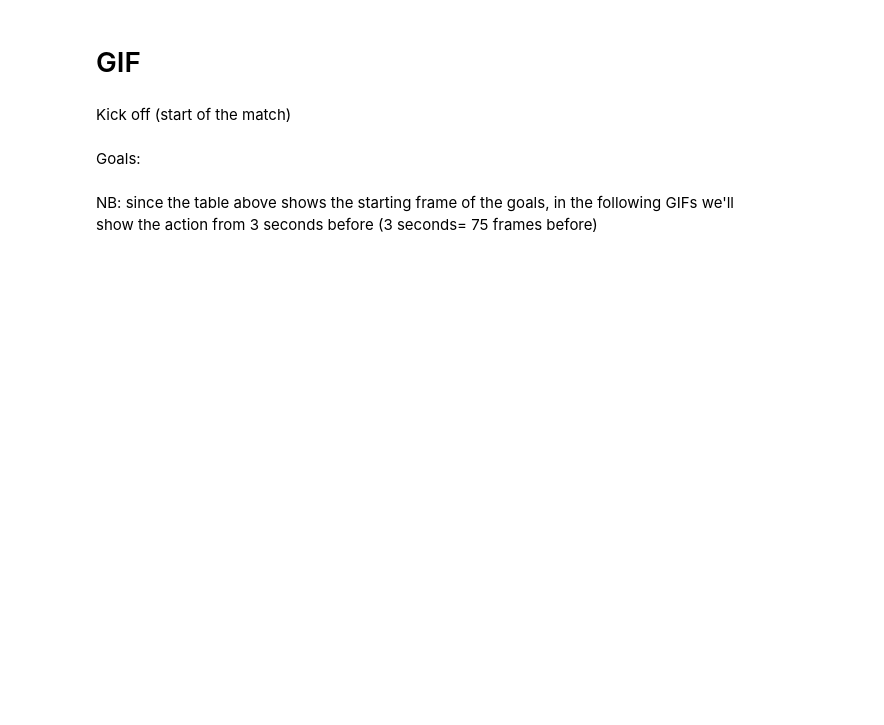
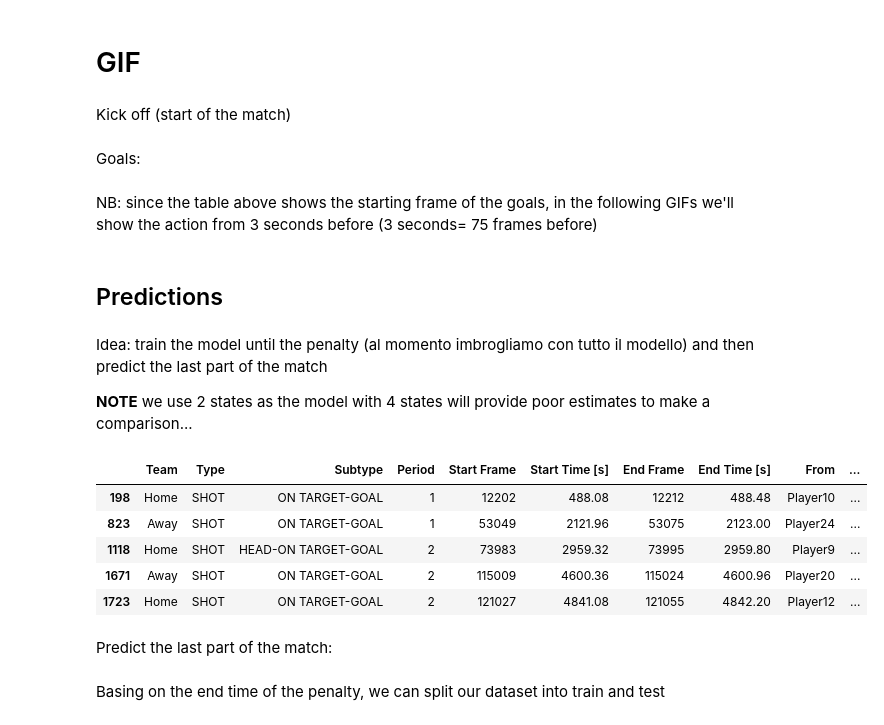
Before and after one commit to ValentinisAlessio/PML_exam, a Jupyter notebook: MatchAnalysis.ipynb, the cells around one changed output. Saved outputs shown, nothing was run; the diff lists cells and outputs as text; code cells hidden in the pictures; blank space fills up the shorter version.

```diff
--- a/MatchAnalysis.ipynb
+++ b/MatchAnalysis.ipynb
@@ -151,0 +152,17 @@ PlotGIF(home_xy, away_xy, initial_frame=121027-75,final_frame=121055,lag=51,step
+# %% [markdown]
+## Predictions
+# %% [markdown]
+Idea: train the model until the penalty (al momento imbrogliamo con tutto il modello) and then predict the last part of the match
+
+**NOTE** we use 2 states as the model with 4 states will provide poor estimates to make a comparison...
+# %%
+goals_info
+# %% [output]
+|  | Team | Type | Subtype | Period | Start Frame | Start Time [s] | End Frame | End Time [s] | From | ... |
+| 198 | Home | SHOT | ON TARGET-GOAL | 1 | 12202 | 488.08 | 12212 | 488.48 | Player10 | ... |
+| 823 | Away | SHOT | ON TARGET-GOAL | 1 | 53049 | 2121.96 | 53075 | 2123.00 | Player24 | ... |
+| 1118 | Home | SHOT | HEAD-ON TARGET-GOAL | 2 | 73983 | 2959.32 | 73995 | 2959.80 | Player9 | ... |
+| 1671 | Away | SHOT | ON TARGET-GOAL | 2 | 115009 | 4600.36 | 115024 | 4600.96 | Player20 | ... |
+| 1723 | Home | SHOT | ON TARGET-GOAL | 2 | 121027 | 4841.08 | 121055 | 4842.20 | Player12 | ... |
+# %% [markdown]
+Predict the last part of the match:
@@ -151,0 +175,2 @@ PlotGIF(home_xy, away_xy, initial_frame=121027-75,final_frame=121055,lag=51,step
+# %% [markdown]
+Basing on the end time of the penalty, we can split our dataset into train and test
```
Also changed, not shown: parts of 19 cells of this notebook, 6 other files.
